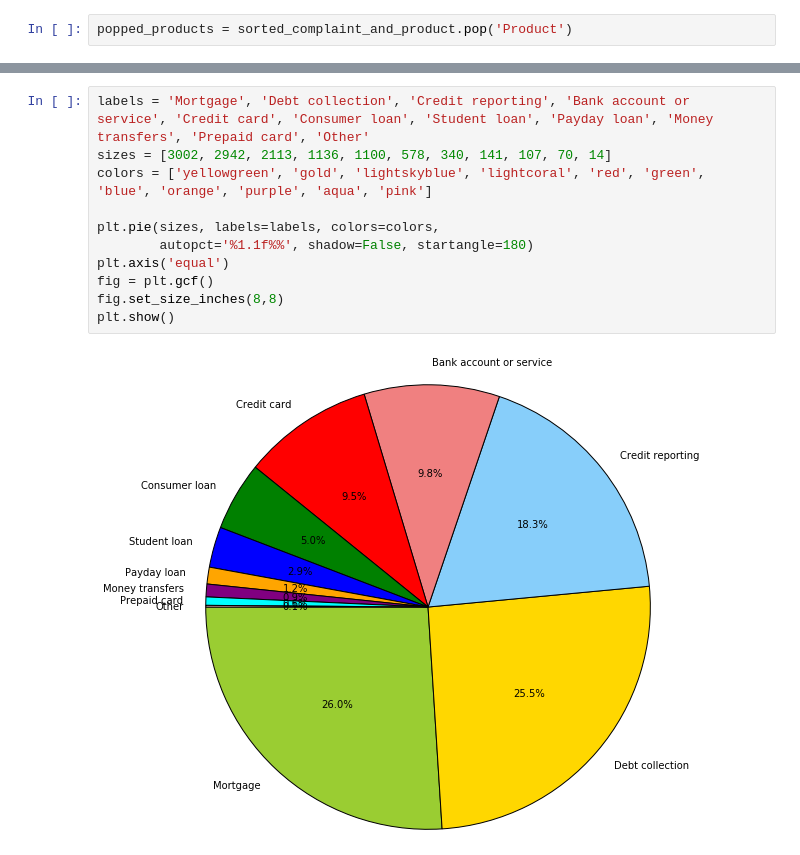
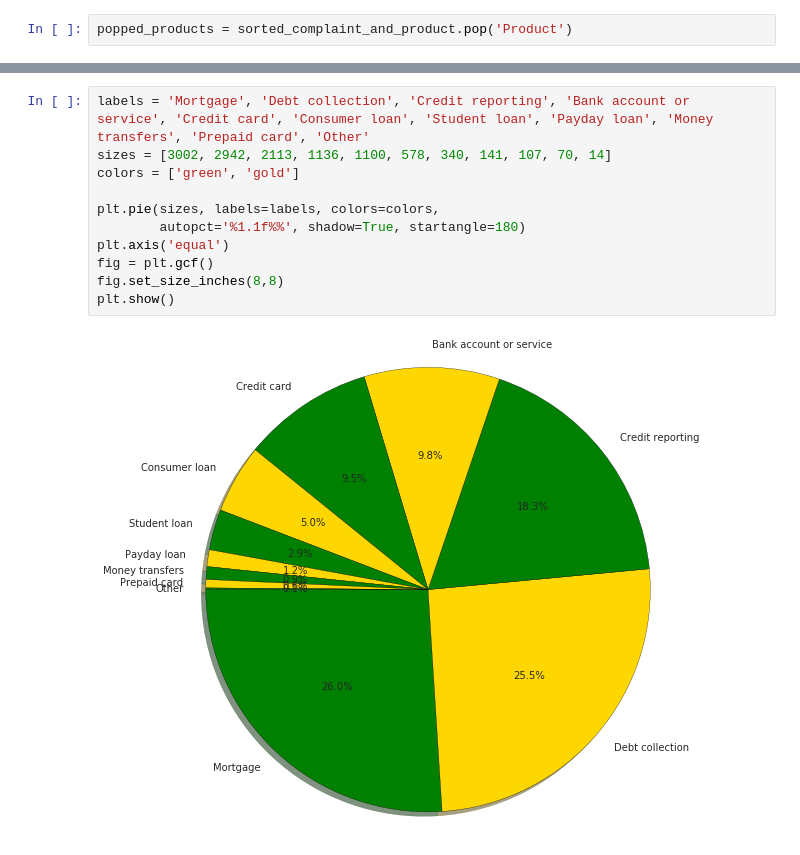
Before and after one commit to njberejan/consumer-complaints, a Jupyter notebook: consumer-complaints.ipynb, the cells around one changed output, grey strips where cells are left out. Saved outputs shown, nothing was run; the diff lists cells and outputs as text.

```diff
--- a/consumer-complaints.ipynb
+++ b/consumer-complaints.ipynb
@@ -93,13 +98,13 @@ Name: Product, dtype: int64
 # %%
 labels = 'Mortgage', 'Debt collection', 'Credit reporting', 'Bank account or service', 'Credit card', 'Consumer loan', 'Student loan', 'Payday loan', 'Money transfers', 'Prepaid card', 'Other'
 sizes = [3002, 2942, 2113, 1136, 1100, 578, 340, 141, 107, 70, 14]
-colors = ['yellowgreen', 'gold', 'lightskyblue', 'lightcoral', 'red', 'green', 'blue', 'orange', 'purple', 'aqua', 'pink']
+colors = ['green', 'gold']
 
 plt.pie(sizes, labels=labels, colors=colors,
-        autopct='%1.1f%%', shadow=False, startangle=180)
+        autopct='%1.1f%%', shadow=True, startangle=180)
 plt.axis('equal')
 fig = plt.gcf()
 fig.set_size_inches(8,8)
 plt.show()
 # %% [output]
-[figure, old version]
+[figure, new version]
```
Also changed, not shown: parts of 36 cells of this notebook.
